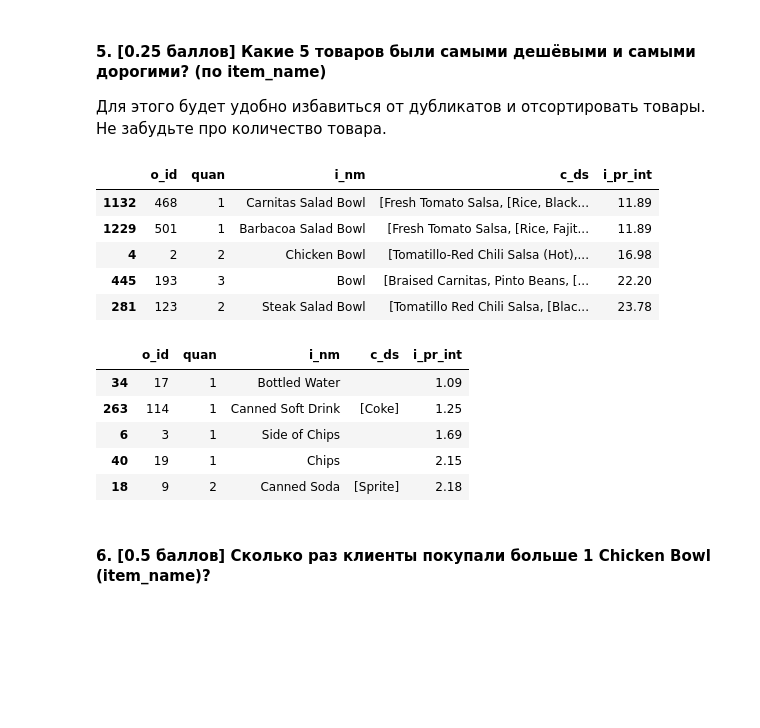
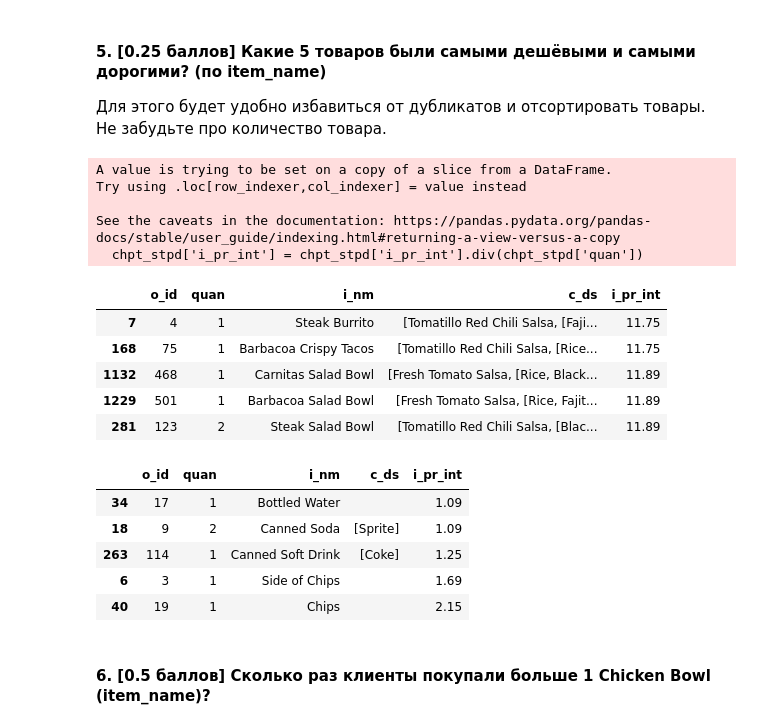
Before and after one commit to Soberjan/MachineLearning2023, a Jupyter notebook: homework-practice-01-pandas.ipynb, the cells around one changed output. Cells and saved outputs as stored; diff of their text form; code cells hidden in the pictures; blank space fills up the shorter version.

```diff
--- a/homework-practice-01-pandas.ipynb
+++ b/homework-practice-01-pandas.ipynb
@@ -132,24 +134,30 @@ chpt = chpt.drop('i_pr', axis=1)
 Для этого будет удобно избавиться от дубликатов и отсортировать товары. Не забудьте про количество товара.
 # %%
 chpt_stpd = chpt.drop_duplicates(subset=['i_nm'])
+chpt_stpd['i_pr_int'] = chpt_stpd['i_pr_int'].div(chpt_stpd['quan'])
 chpt_stpd = chpt_stpd.sort_values(by=['i_pr_int'])
 chpt_stpd.tail()
 # %% [output]
+A value is trying to be set on a copy of a slice from a DataFrame.
+Try using .loc[row_indexer,col_indexer] = value instead
+
+See the caveats in the documentation: https://pandas.pydata.org/pandas-docs/stable/user_guide/indexing.html#returning-a-view-versus-a-copy
+  chpt_stpd['i_pr_int'] = chpt_stpd['i_pr_int'].div(chpt_stpd['quan'])
 |  | o_id | quan | i_nm | c_ds | i_pr_int |
+| 7 | 4 | 1 | Steak Burrito | [Tomatillo Red Chili Salsa, [Faji... | 11.75 |
+| 168 | 75 | 1 | Barbacoa Crispy Tacos | [Tomatillo Red Chili Salsa, [Rice... | 11.75 |
 | 1132 | 468 | 1 | Carnitas Salad Bowl | [Fresh Tomato Salsa, [Rice, Black... | 11.89 |
 | 1229 | 501 | 1 | Barbacoa Salad Bowl | [Fresh Tomato Salsa, [Rice, Fajit... | 11.89 |
-| 4 | 2 | 2 | Chicken Bowl | [Tomatillo-Red Chili Salsa (Hot),... | 16.98 |
-| 445 | 193 | 3 | Bowl | [Braised Carnitas, Pinto Beans, [... | 22.20 |
-| 281 | 123 | 2 | Steak Salad Bowl | [Tomatillo Red Chili Salsa, [Blac... | 23.78 |
+| 281 | 123 | 2 | Steak Salad Bowl | [Tomatillo Red Chili Salsa, [Blac... | 11.89 |
 # %%
 chpt_stpd.head()
 # %% [output]
 |  | o_id | quan | i_nm | c_ds | i_pr_int |
 | 34 | 17 | 1 | Bottled Water |  | 1.09 |
+| 18 | 9 | 2 | Canned Soda | [Sprite] | 1.09 |
 | 263 | 114 | 1 | Canned Soft Drink | [Coke] | 1.25 |
 | 6 | 3 | 1 | Side of Chips |  | 1.69 |
 | 40 | 19 | 1 | Chips |  | 2.15 |
-| 18 | 9 | 2 | Canned Soda | [Sprite] | 2.18 |
 # %% [markdown]
 #### 6. [0.5 баллов] Сколько раз клиенты покупали больше 1 Chicken Bowl (item_name)?
 # %%
```
Also changed, not shown: parts of 5 cells of this notebook.
